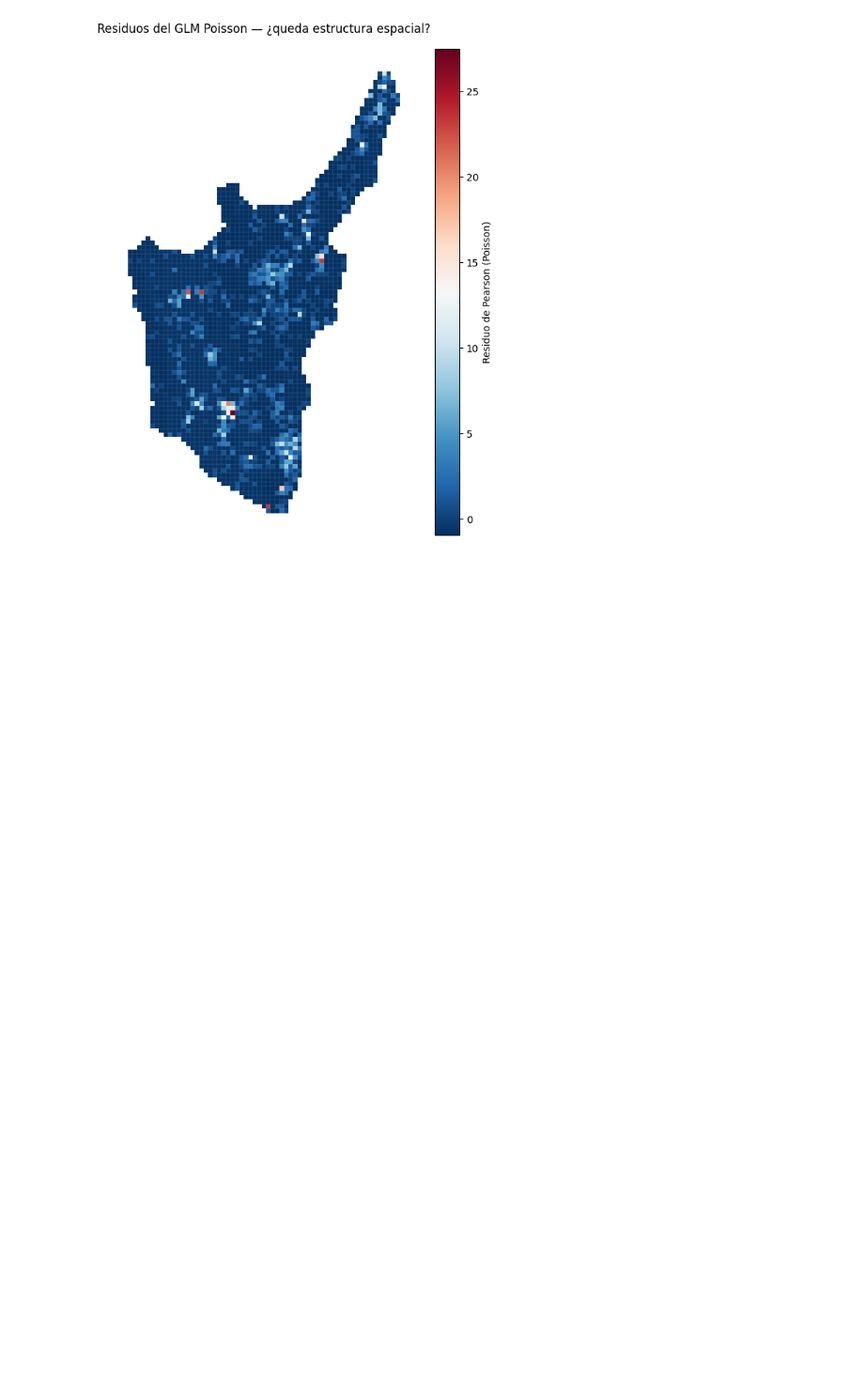
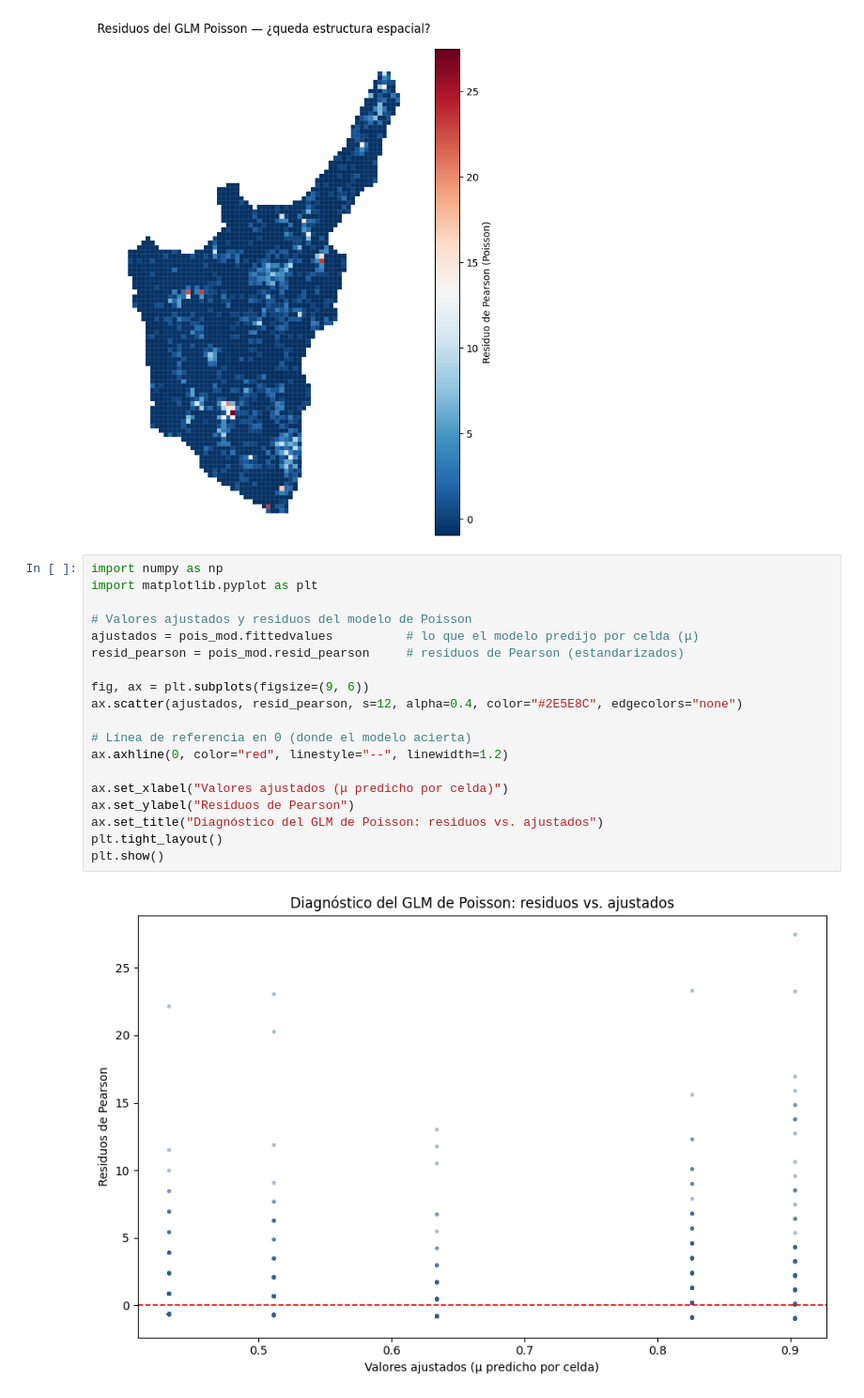
Before and after one commit to mfcadavidd1010/AnalisisGeoespacial_2026, a Jupyter notebook: OcurrenciasMinerales.ipynb, the cells around one changed output. Shown at 94% size. Saved outputs shown, nothing was run; the diff lists cells and outputs as text; blank space fills up the shorter version.

```diff
--- a/OcurrenciasMinerales.ipynb
+++ b/OcurrenciasMinerales.ipynb
@@ -787,3 +798,24 @@ ax.set_title("Residuos del GLM Poisson — ¿queda estructura espacial?")
 ax.set_axis_off(); plt.show()
 # %% [output]
 [figure]
+# %%
+import numpy as np
+import matplotlib.pyplot as plt
+
+# Valores ajustados y residuos del modelo de Poisson
+ajustados = pois_mod.fittedvalues          # lo que el modelo predijo por celda (μ)
+resid_pearson = pois_mod.resid_pearson     # residuos de Pearson (estandarizados)
+
+fig, ax = plt.subplots(figsize=(9, 6))
+ax.scatter(ajustados, resid_pearson, s=12, alpha=0.4, color="#2E5E8C", edgecolors="none")
+
+# Línea de referencia en 0 (donde el modelo acierta)
+ax.axhline(0, color="red", linestyle="--", linewidth=1.2)
+
+ax.set_xlabel("Valores ajustados (μ predicho por celda)")
+ax.set_ylabel("Residuos de Pearson")
+ax.set_title("Diagnóstico del GLM de Poisson: residuos vs. ajustados")
+plt.tight_layout()
+plt.show()
+# %% [output]
+[figure, added]
```
Also changed, not shown: parts of 12 cells of this notebook, 11 other files.
